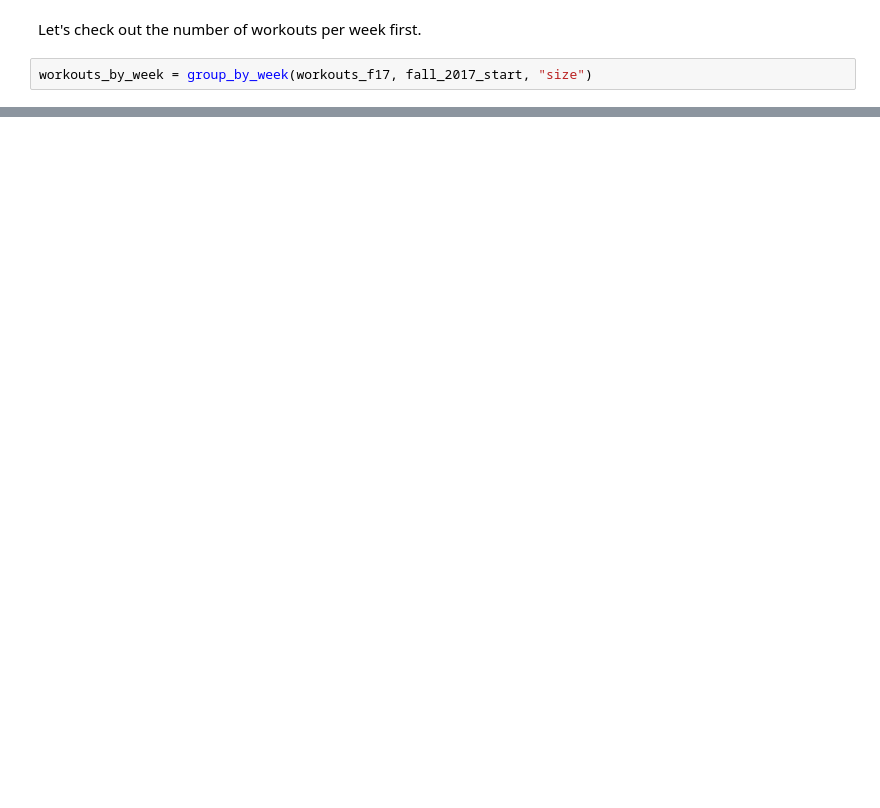
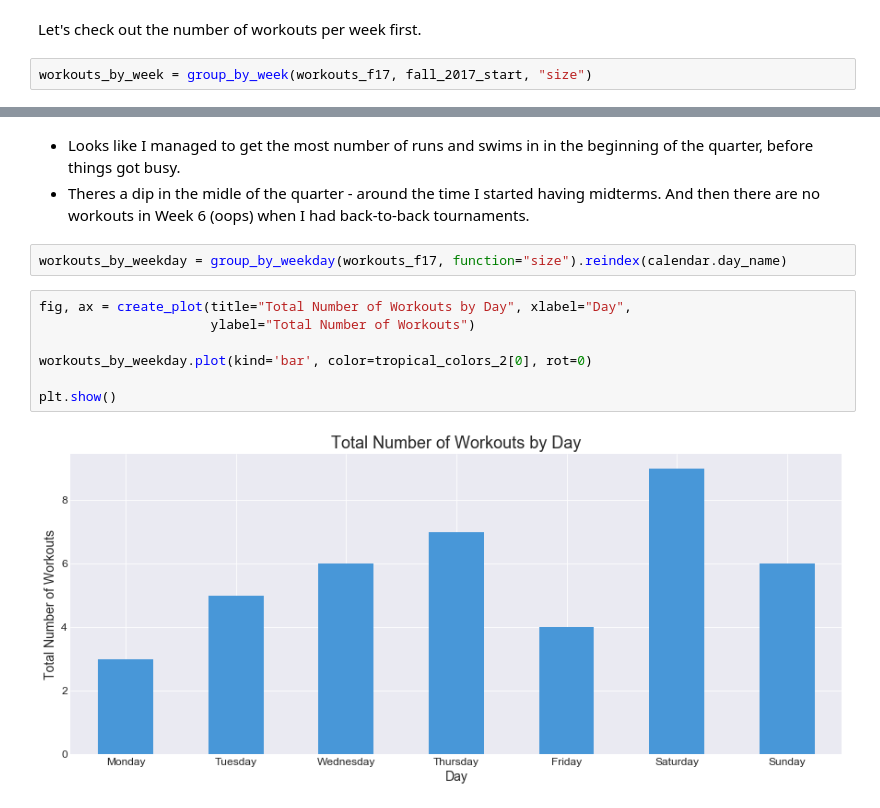
Before and after one commit to ashleyshine/ticktock, a Jupyter notebook: Tracking-Time.ipynb, the cells around one changed output, grey strips where cells are left out. Saved outputs shown, nothing was run; the diff lists cells and outputs as text; blank space fills up the shorter version.

```diff
--- a/Tracking-Time.ipynb
+++ b/Tracking-Time.ipynb
@@ -502,3 +484,17 @@ ax.set_xticks(range(12))
 plt.show()
 # %% [output]
 [figure]
+# %% [markdown]
+- Looks like I managed to get the most number of runs and swims in in the beginning of the quarter, before things got busy.
+- Theres a dip in the midle of the quarter - around the time I started having midterms. And then there are no workouts in Week 6 (oops) when I had back-to-back tournaments.
+# %%
+workouts_by_weekday = group_by_weekday(workouts_f17, function="size").reindex(calendar.day_name)
+# %%
+fig, ax = create_plot(title="Total Number of Workouts by Day", xlabel="Day",
+                      ylabel="Total Number of Workouts")
+
+workouts_by_weekday.plot(kind='bar', color=tropical_colors_2[0], rot=0)
+
+plt.show()
+# %% [output]
+[figure, added]
```
Also changed, not shown: parts of 32 cells of this notebook, 1 other file.
